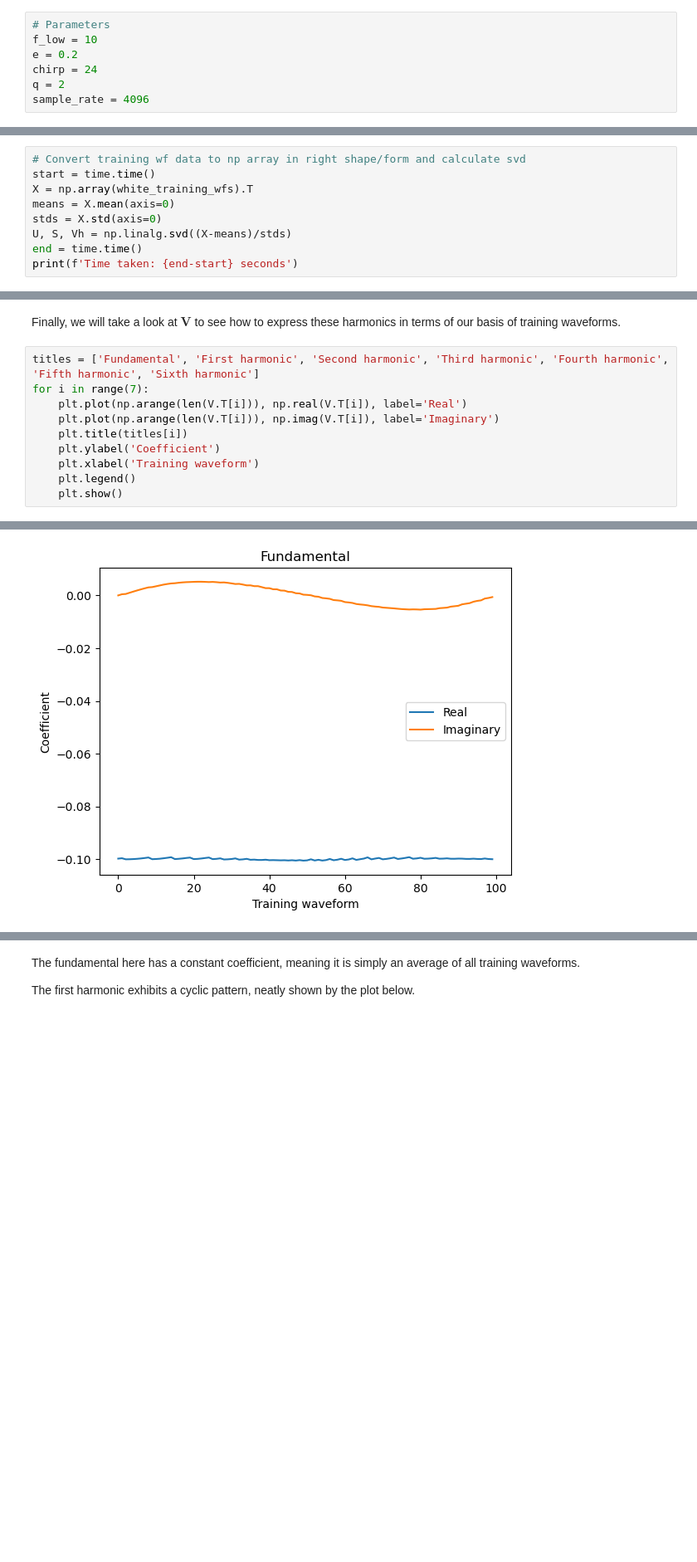
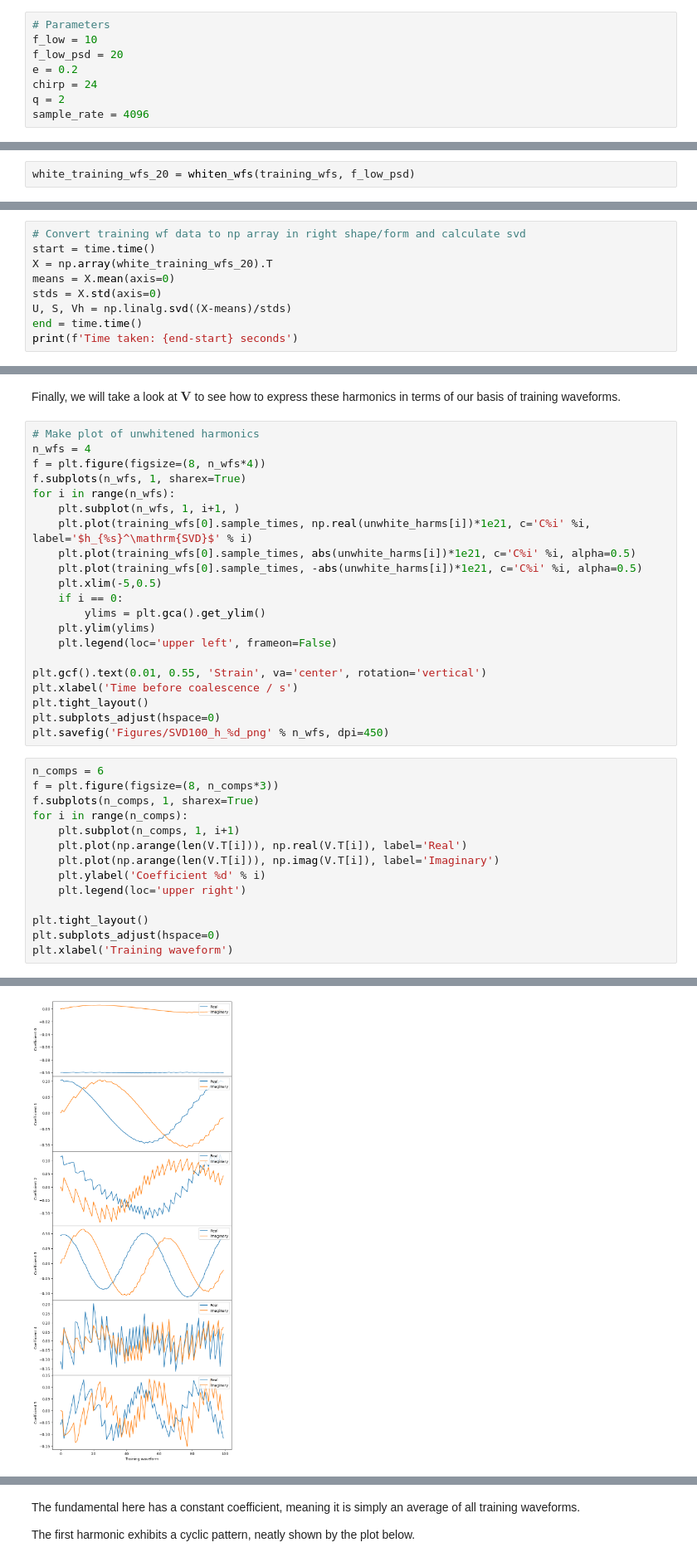
Before and after one commit to BenGPatterson/EccentricHarmonics, a Jupyter notebook: SVD.ipynb, the cells around one changed output, grey strips where cells are left out. Shown at 83% size. Saved outputs shown, nothing was run; the diff lists cells and outputs as text; blank space fills up the shorter version.

```diff
--- a/SVD.ipynb
+++ b/SVD.ipynb
@@ -11,6 +11,7 @@ We can use singular value decomposition (SVD) to generate orthogonal harmonics d
 # %%
 # Parameters
 f_low = 10
+f_low_psd = 20
 e = 0.2
 chirp = 24
 q = 2
@@ -81,6 +82,8 @@ def whiten_wfs(wfs, f_low):
     return whiten
 # %%
 white_training_wfs = whiten_wfs(training_wfs, f_low)
+# %%
+white_training_wfs_20 = whiten_wfs(training_wfs, f_low_psd)
 # %% [markdown]
 ## Performing SVD
 # %% [markdown]
@@ -94,7 +97,7 @@ $\mathbf{X}$ is the complex $m \times n$ matrix consisting of the training wavef
 # %%
 # Convert training wf data to np array in right shape/form and calculate svd
 start = time.time()
-X = np.array(white_training_wfs).T
+X = np.array(white_training_wfs_20).T
 means = X.mean(axis=0)
 stds = X.std(axis=0)
 U, S, Vh = np.linalg.svd((X-means)/stds)
@@ -179,14 +181,39 @@ Harmonics 0 and 1 combined contain 98.8779% of the total information.
 ### Building harmonics from training waveforms
 # %% [markdown]
 Finally, we will take a look at $\mathbf{V}$ to see how to express these harmonics in terms of our basis of training waveforms.
+# %%
+# Make plot of unwhitened harmonics
+n_wfs = 4
+f = plt.figure(figsize=(8, n_wfs*4))
+f.subplots(n_wfs, 1, sharex=True)
+for i in range(n_wfs):
+    plt.subplot(n_wfs, 1, i+1, )
+    plt.plot(training_wfs[0].sample_times, np.real(unwhite_harms[i])*1e21, c='C%i' %i, label='$h_{%s}^\mathrm{SVD}$' % i)
+    plt.plot(training_wfs[0].sample_times, abs(unwhite_harms[i])*1e21, c='C%i' %i, alpha=0.5)
+    plt.plot(training_wfs[0].sample_times, -abs(unwhite_harms[i])*1e21, c='C%i' %i, alpha=0.5)
+    plt.xlim(-5,0.5)
+    if i == 0:
+        ylims = plt.gca().get_ylim()
+    plt.ylim(ylims)
+    plt.legend(loc='upper left', frameon=False)
+
+plt.gcf().text(0.01, 0.55, 'Strain', va='center', rotation='vertical')
+plt.xlabel('Time before coalescence / s')
+plt.tight_layout()
+plt.subplots_adjust(hspace=0)
+plt.savefig('Figures/SVD100_h_%d_png' % n_wfs, dpi=450)
 # %%
-titles = ['Fundamental', 'First harmonic', 'Second harmonic', 'Third harmonic', 'Fourth harmonic', 'Fifth harmonic', 'Sixth harmonic']
-for i in range(7):
+n_comps = 6
+f = plt.figure(figsize=(8, n_comps*3))
+f.subplots(n_comps, 1, sharex=True)
+for i in range(n_comps):
+    plt.subplot(n_comps, 1, i+1)
     plt.plot(np.arange(len(V.T[i])), np.real(V.T[i]), label='Real')
     plt.plot(np.arange(len(V.T[i])), np.imag(V.T[i]), label='Imaginary')
-    plt.title(titles[i])
-    plt.ylabel('Coefficient')
-    plt.xlabel('Training waveform')
-    plt.legend()
-    plt.show()
+    plt.ylabel('Coefficient %d' % i)
+    plt.legend(loc='upper right')
+
+plt.tight_layout()
+plt.subplots_adjust(hspace=0)
+plt.xlabel('Training waveform')
 # %% [output]
@@ -193 +221 @@ for i in range(7):
-[figure, old version]
+[figure, new version]
```
Also changed, not shown: parts of 16 cells of this notebook, 2 other files.
